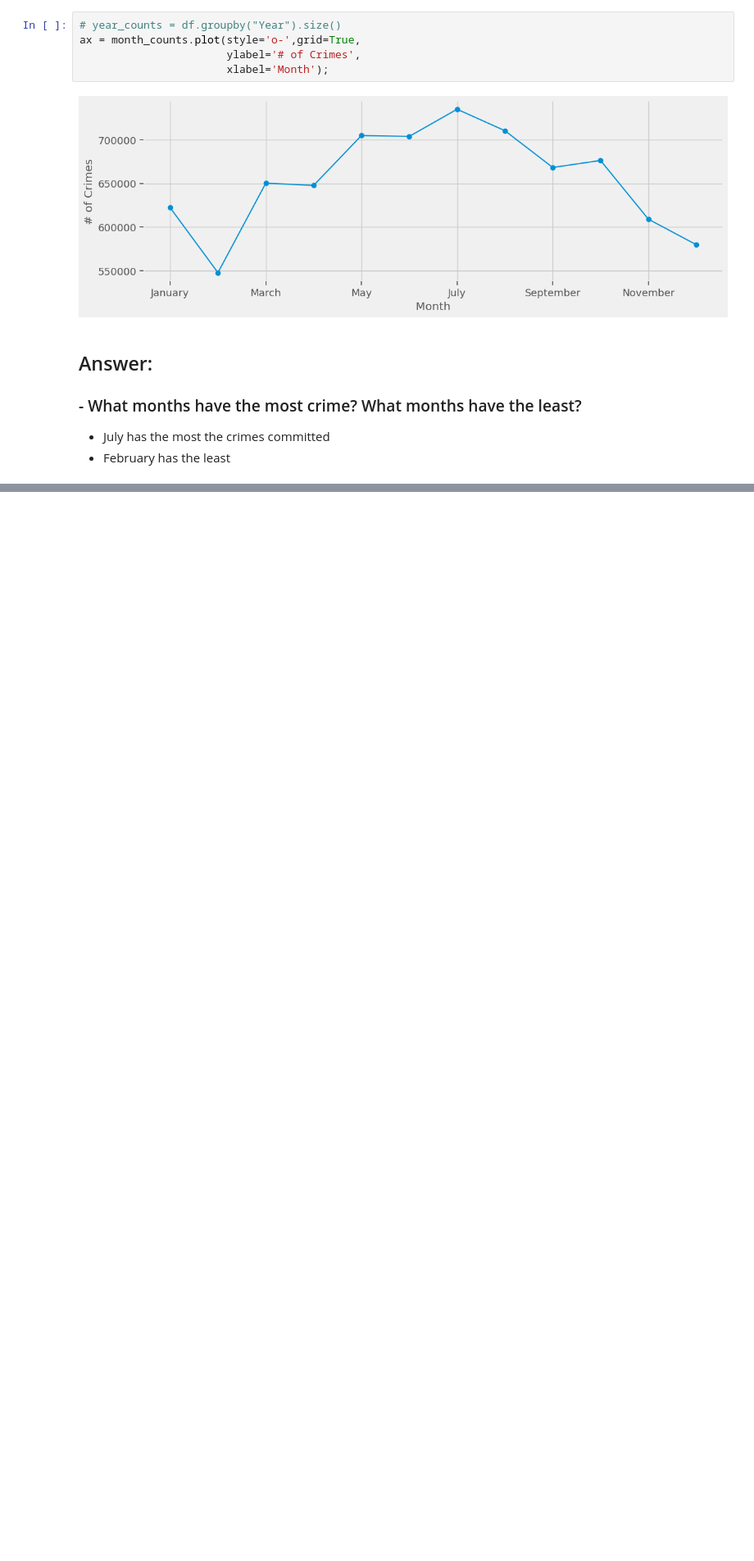
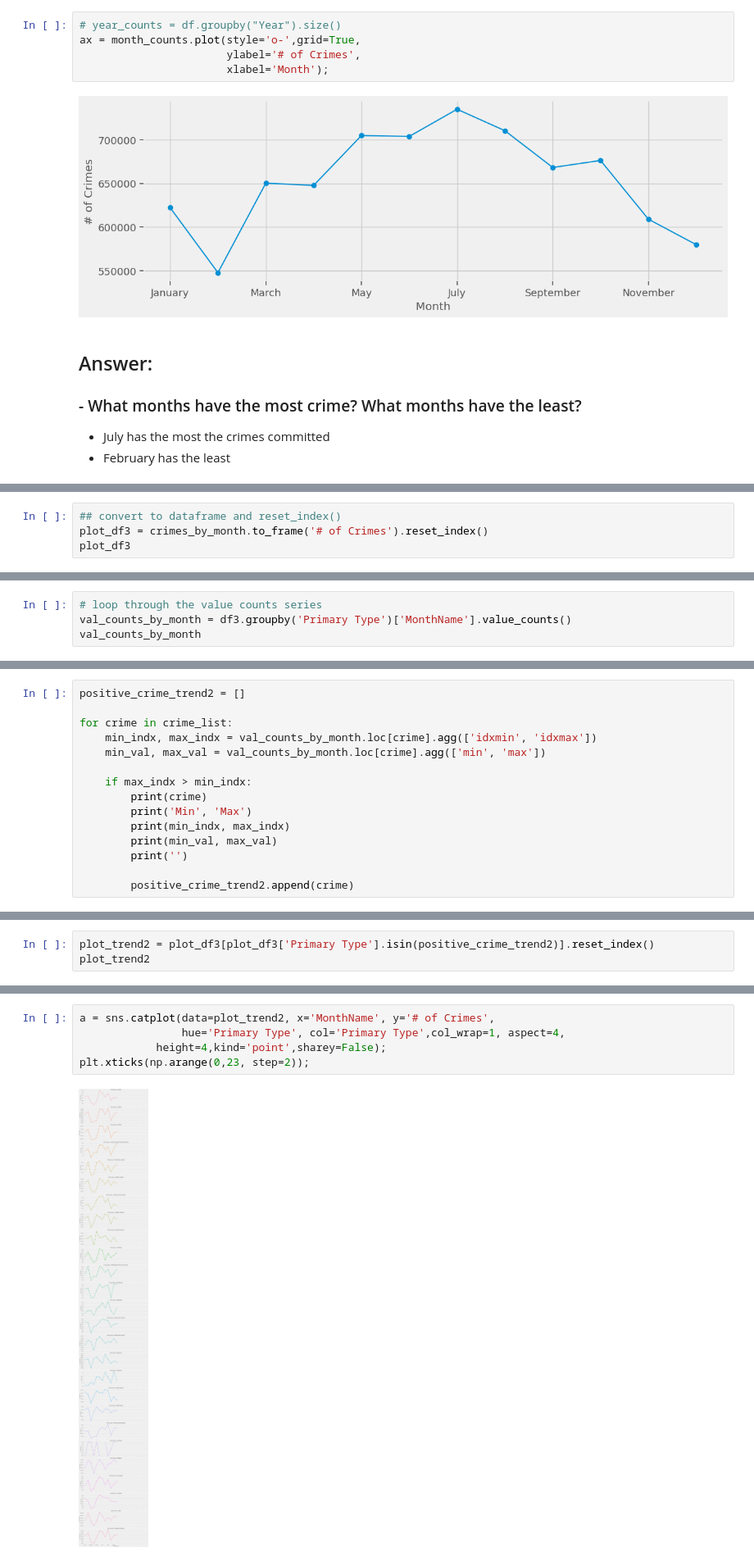
Before and after one commit to tjbingamon/Project-4---Chicago-Crime-Data, a Jupyter notebook: Project 4 Part 1.ipynb, the cells around one changed output, grey strips where cells are left out. Shown at 82% size. Drawn from its saved outputs; the diff is of its cells as text; blank space fills up the shorter version.

```diff
--- a/Project 4 Part 1.ipynb
+++ b/Project 4 Part 1.ipynb
@@ -583,0 +604,4 @@ df3.head(3)
+# %%
+## convert to dataframe and reset_index()
+plot_df3 = crimes_by_month.to_frame('# of Crimes').reset_index()
+plot_df3
@@ -583,0 +622,4 @@ df3.head(3)
+# %%
+# loop through the value counts series
+val_counts_by_month = df3.groupby('Primary Type')['MonthName'].value_counts()
+val_counts_by_month
@@ -583,0 +681,15 @@ df3.head(3)
+# %%
+positive_crime_trend2 = []
+
+for crime in crime_list:
+    min_indx, max_indx = val_counts_by_month.loc[crime].agg(['idxmin', 'idxmax'])
+    min_val, max_val = val_counts_by_month.loc[crime].agg(['min', 'max'])
+
+    if max_indx > min_indx:
+        print(crime)
+        print('Min', 'Max')
+        print(min_indx, max_indx)
+        print(min_val, max_val)
+        print('')
+
+        positive_crime_trend2.append(crime)
@@ -583,0 +734,3 @@ df3.head(3)
+# %%
+plot_trend2 = plot_df3[plot_df3['Primary Type'].isin(positive_crime_trend2)].reset_index()
+plot_trend2
@@ -583,0 +751,7 @@ df3.head(3)
+# %%
+a = sns.catplot(data=plot_trend2, x='MonthName', y='# of Crimes',
+                hue='Primary Type', col='Primary Type',col_wrap=1, aspect=4,
+            height=4,kind='point',sharey=False);
+plt.xticks(np.arange(0,23, step=2));
+# %% [output]
+[figure, added]
```
Also changed, not shown: parts of 12 cells of this notebook.
